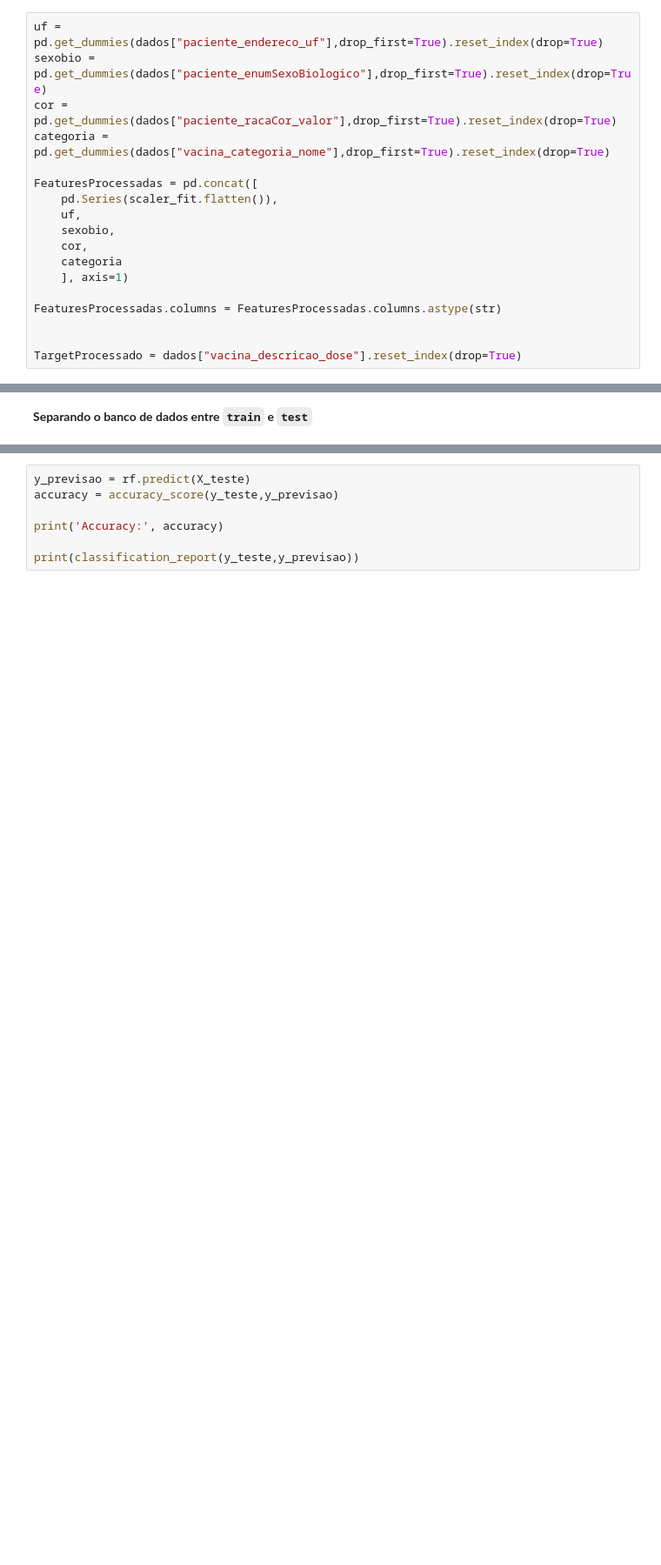
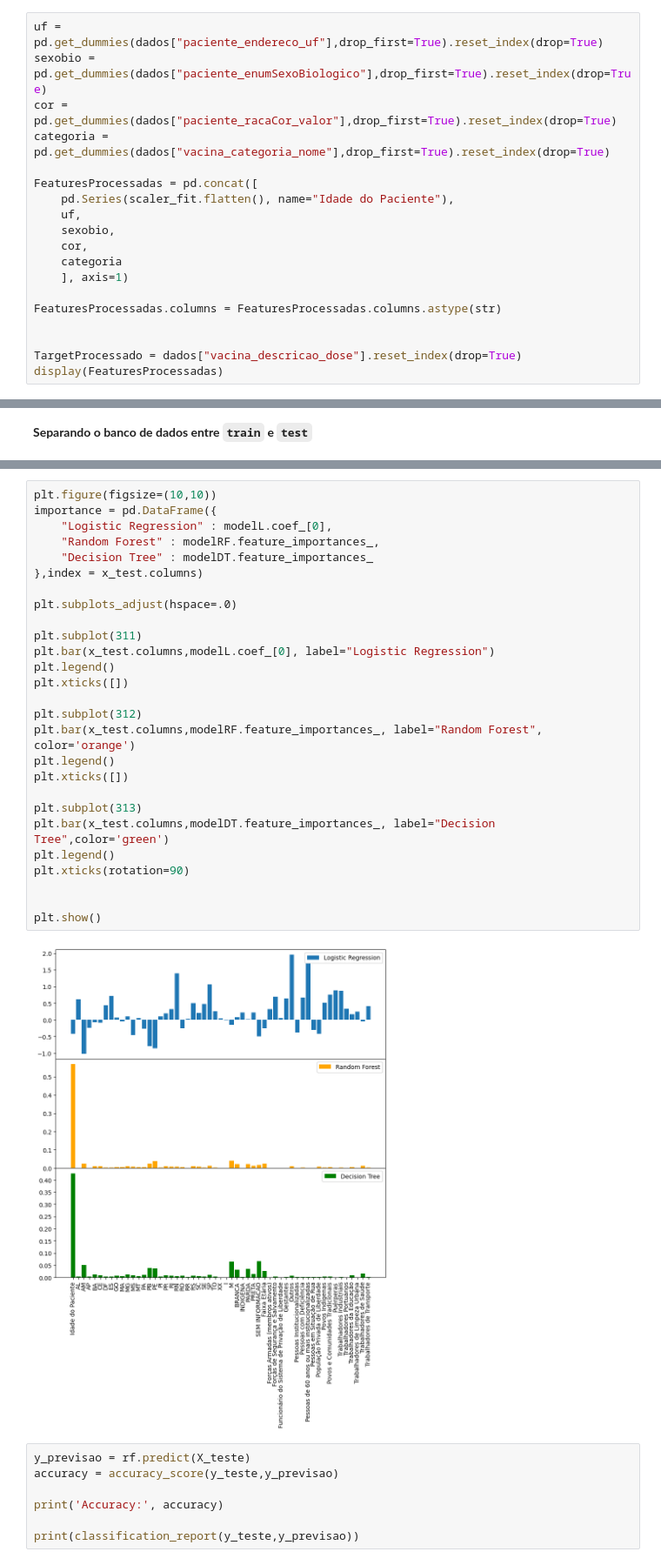
Before and after one commit to laracmv/projeto3_cdados, a Jupyter notebook: compilando_projetos.ipynb, the cells around one changed output, grey strips where cells are left out. Shown at 87% size. Saved outputs shown, nothing was run; the diff lists cells and outputs as text; blank space fills up the shorter version.

```diff
--- a/compilando_projetos.ipynb
+++ b/compilando_projetos.ipynb
@@ -75,7 +67,7 @@ cor = pd.get_dummies(dados["paciente_racaCor_valor"],drop_first=True).reset_inde
 categoria = pd.get_dummies(dados["vacina_categoria_nome"],drop_first=True).reset_index(drop=True)
 
 FeaturesProcessadas = pd.concat([
-    pd.Series(scaler_fit.flatten()),
+    pd.Series(scaler_fit.flatten(), name="Idade do Paciente"),
     uf,
     sexobio,
     cor,
@@ -86,3 +78,4 @@ FeaturesProcessadas.columns = FeaturesProcessadas.columns.astype(str)
 
 
 TargetProcessado = dados["vacina_descricao_dose"].reset_index(drop=True)
+display(FeaturesProcessadas)
@@ -143,3 +221,32 @@ RandomForestClassifier()
+# %%
+plt.figure(figsize=(10,10))
+importance = pd.DataFrame({
+    "Logistic Regression" : modelL.coef_[0],
+    "Random Forest" : modelRF.feature_importances_,
+    "Decision Tree" : modelDT.feature_importances_
+},index = x_test.columns)
+
+plt.subplots_adjust(hspace=.0)
+
+plt.subplot(311)
+plt.bar(x_test.columns,modelL.coef_[0], label="Logistic Regression")
+plt.legend()
+plt.xticks([])
+
+plt.subplot(312)
+plt.bar(x_test.columns,modelRF.feature_importances_, label="Random Forest", color='orange')
+plt.legend()
+plt.xticks([])
+
+plt.subplot(313)
+plt.bar(x_test.columns,modelDT.feature_importances_, label="Decision Tree",color='green')
+plt.legend()
+plt.xticks(rotation=90)
+
+
+plt.show()
+# %% [output]
+[figure, added]
 # %%
 y_previsao = rf.predict(X_teste)
 accuracy = accuracy_score(y_teste,y_previsao)
```
Also changed, not shown: parts of 38 cells of this notebook, 3 other files.
